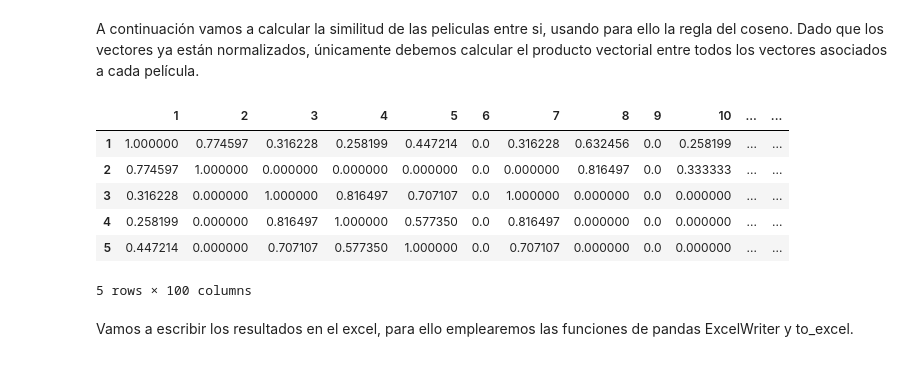
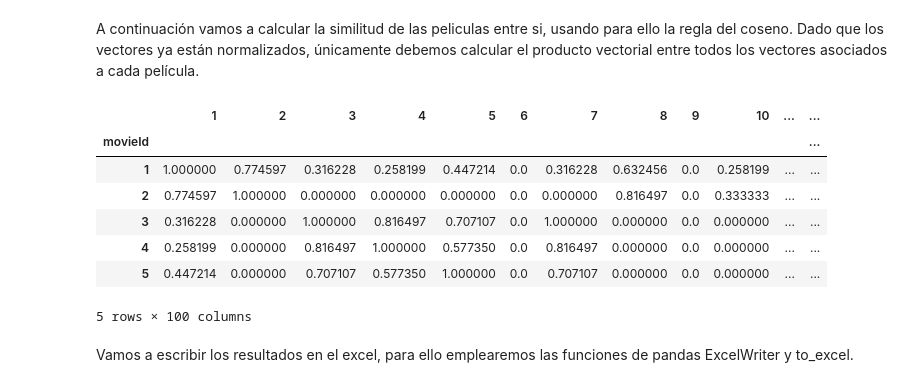
Before and after one commit to Adrianrobarq/DataScienceIEBS, a Jupyter notebook: Bloque 2/Matematicas para tratamiento de datos/Proyecto/Proyecto_recomendacion_peliculas.ipynb, the cells around one changed output. Cells and saved outputs as stored; diff of their text form; code cells hidden in the pictures.

```diff
--- a/Bloque 2/Matematicas para tratamiento de datos/Proyecto/Proyecto_recomendacion_peliculas.ipynb
+++ b/Bloque 2/Matematicas para tratamiento de datos/Proyecto/Proyecto_recomendacion_peliculas.ipynb
@@ -158,13 +173,14 @@ A continuación vamos a calcular la similitud de las peliculas entre si, usando
 # %%
 #Creamos un nuevo dataframe con los productos vectoriales de todos los vectores
 product_dict = {}
 for index, row in df_movies.iterrows():
-  product_dict[row['movieId']] = np.dot(row['vector_gen'], np.array(df_movies['vector_gen'].tolist()).T)
+  product_dict[index] = np.dot(row['vector_gen'], np.array(df_movies['vector_gen'].tolist()).T)
 
-df_products = pd.DataFrame(product_dict, index=df_movies['movieId'].tolist())
+df_products = pd.DataFrame(product_dict, index=df_movies.index)
 df_products.head()
 # %% [output]
 |  | 1 | 2 | 3 | 4 | 5 | 6 | 7 | 8 | 9 | 10 | ... | ... |
+| movieId |  |  |  |  |  |  |  |  |  |  |  | ... |
 | 1 | 1.000000 | 0.774597 | 0.316228 | 0.258199 | 0.447214 | 0.0 | 0.316228 | 0.632456 | 0.0 | 0.258199 | ... | ... |
 | 2 | 0.774597 | 1.000000 | 0.000000 | 0.000000 | 0.000000 | 0.0 | 0.000000 | 0.816497 | 0.0 | 0.333333 | ... | ... |
 | 3 | 0.316228 | 0.000000 | 1.000000 | 0.816497 | 0.707107 | 0.0 | 1.000000 | 0.000000 | 0.0 | 0.000000 | ... | ... |
```
Also changed, not shown: parts of 47 cells of this notebook, 12 other files.
